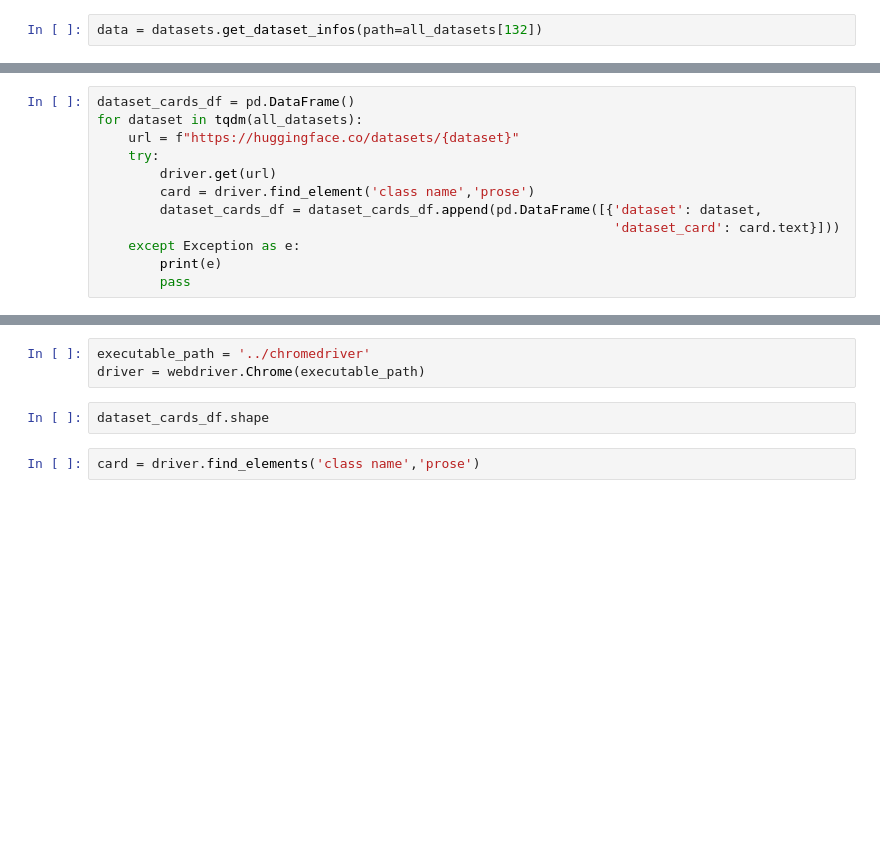
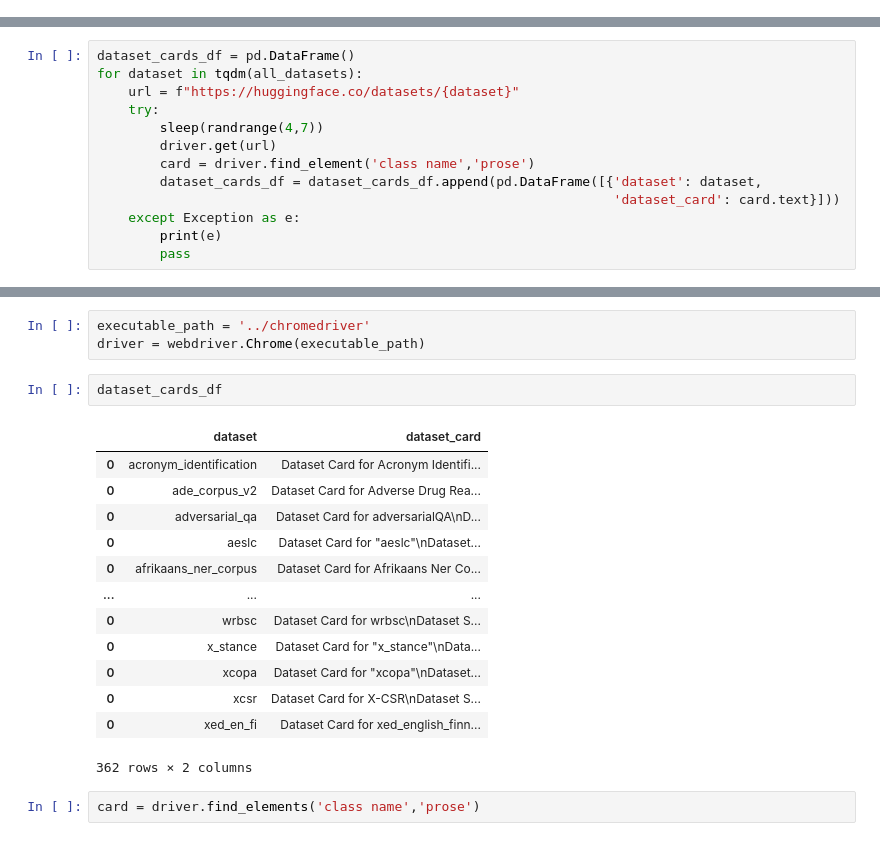
Before and after one commit to nkasmanoff/searching-face, a Jupyter notebook: Scrape Dataset.ipynb, the cells around one changed output, grey strips where cells are left out. Cells and saved outputs as stored; diff of their text form; blank space fills up the shorter version.

```diff
--- a/Scrape Dataset.ipynb
+++ b/Scrape Dataset.ipynb
@@ -8,5 +8,3 @@ import pandas as pd
 from tqdm import tqdm
 # %%
 all_datasets = datasets.list_datasets()
-# %%
-data = datasets.get_dataset_infos(path=all_datasets[132])
@@ -63,6 +29,7 @@ dataset_cards_df = pd.DataFrame()
 for dataset in tqdm(all_datasets):
     url = f"https://huggingface.co/datasets/{dataset}"
     try:
+        sleep(randrange(4,7))
         driver.get(url)
         card = driver.find_element('class name','prose')
         dataset_cards_df = dataset_cards_df.append(pd.DataFrame([{'dataset': dataset,
@@ -74,7 +283,21 @@ for dataset in tqdm(all_datasets):
 executable_path = '../chromedriver'
 driver = webdriver.Chrome(executable_path)
 # %%
-dataset_cards_df.shape
+dataset_cards_df
+# %% [output]
+|  | dataset | dataset_card |
+| 0 | acronym_identification | Dataset Card for Acronym Identifi... |
+| 0 | ade_corpus_v2 | Dataset Card for Adverse Drug Rea... |
+| 0 | adversarial_qa | Dataset Card for adversarialQA\nD... |
+| 0 | aeslc | Dataset Card for "aeslc"\nDataset... |
+| 0 | afrikaans_ner_corpus | Dataset Card for Afrikaans Ner Co... |
+| ... | ... | ... |
+| 0 | wrbsc | Dataset Card for wrbsc\nDataset S... |
+| 0 | x_stance | Dataset Card for "x_stance"\nData... |
+| 0 | xcopa | Dataset Card for "xcopa"\nDataset... |
+| 0 | xcsr | Dataset Card for X-CSR\nDataset S... |
+| 0 | xed_en_fi | Dataset Card for xed_english_finn... |
+362 rows × 2 columns
 # %%
 card = driver.find_elements('class name','prose')
 # %%
```
Also changed, not shown: parts of 4 cells of this notebook, 3 other files.
